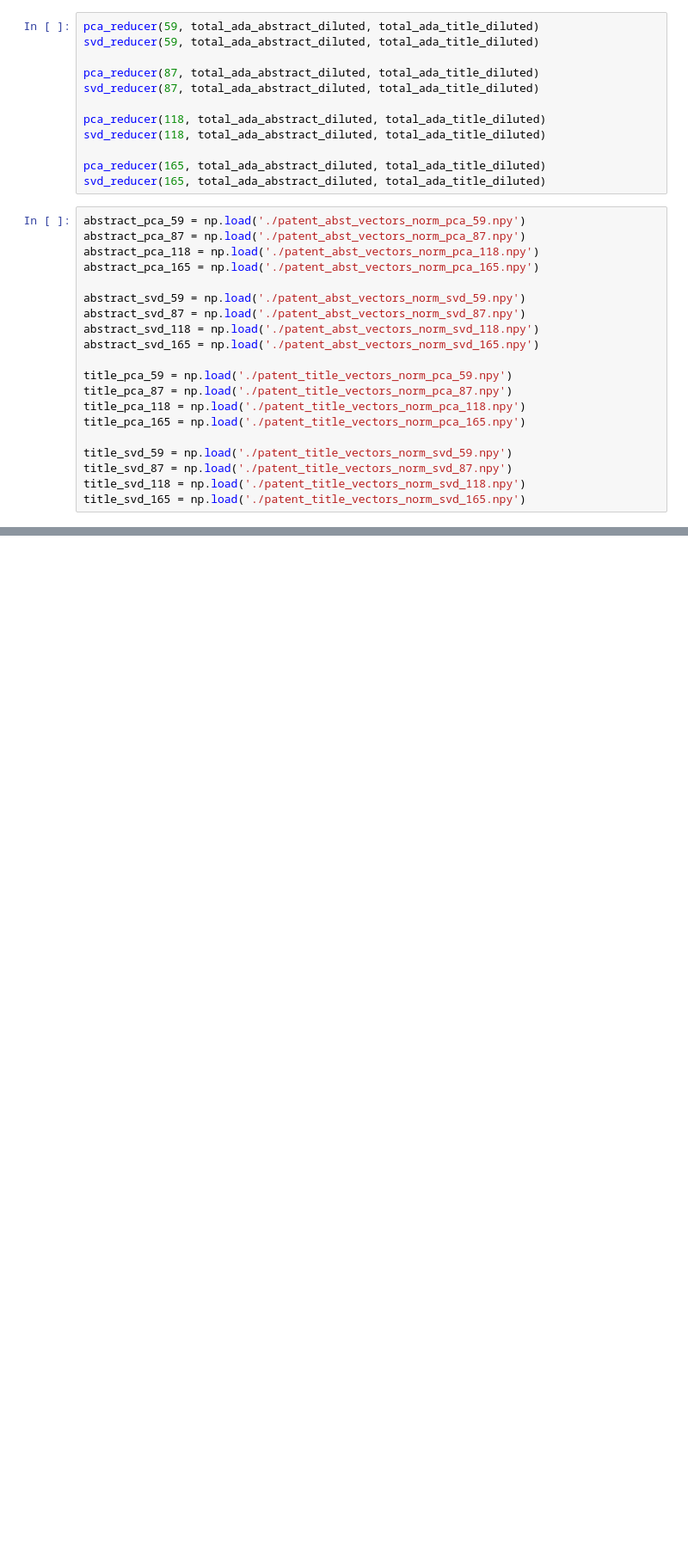
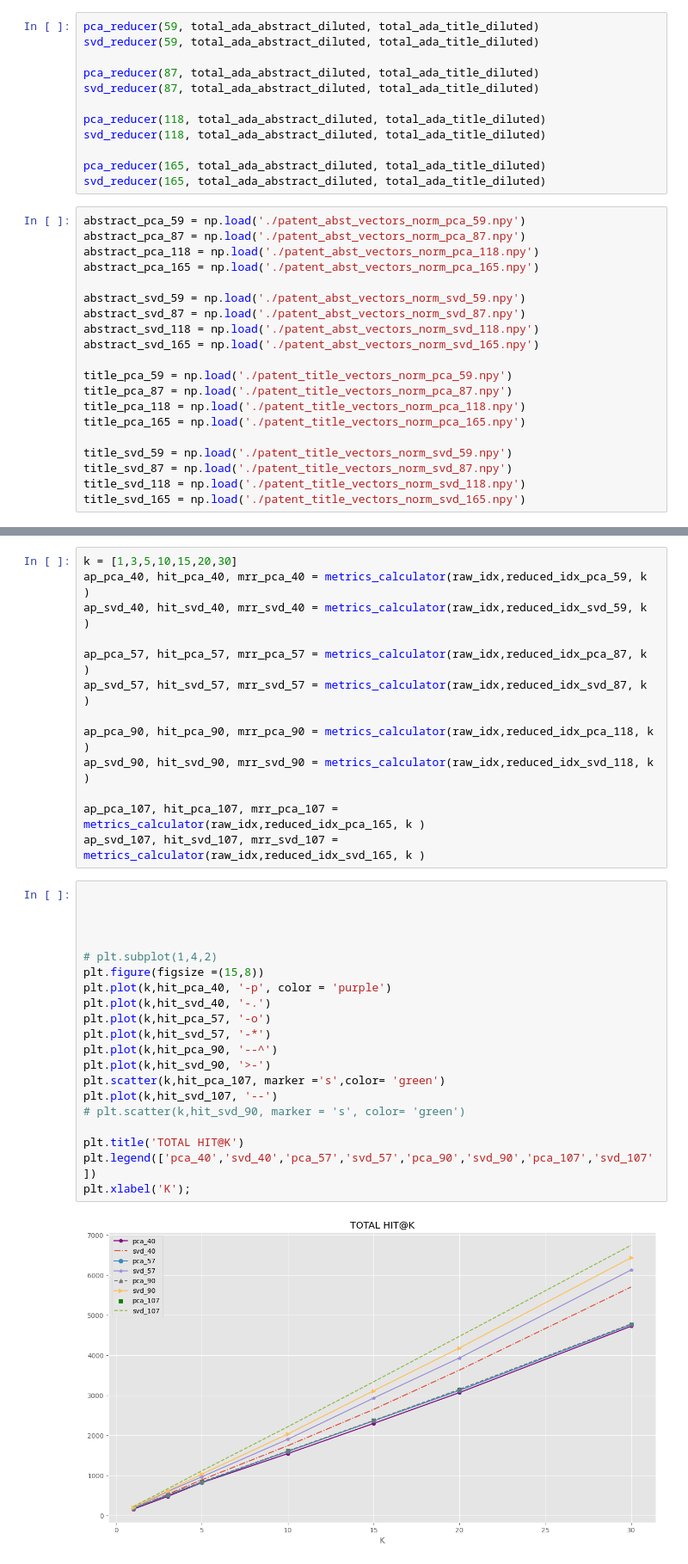
Before and after one commit to malinphy/e_repo, a Jupyter notebook: patent_data_EDA.ipynb, the cells around one changed output, grey strips where cells are left out. Shown at 86% size. Saved outputs shown, nothing was run; the diff lists cells and outputs as text; blank space fills up the shorter version.

```diff
--- a/patent_data_EDA.ipynb
+++ b/patent_data_EDA.ipynb
@@ -346,0 +395,35 @@ title_svd_165 = np.load('./patent_title_vectors_norm_svd_165.npy')
+# %%
+k = [1,3,5,10,15,20,30]
+ap_pca_40, hit_pca_40, mrr_pca_40 = metrics_calculator(raw_idx,reduced_idx_pca_59, k )
+ap_svd_40, hit_svd_40, mrr_svd_40 = metrics_calculator(raw_idx,reduced_idx_svd_59, k )
+
+ap_pca_57, hit_pca_57, mrr_pca_57 = metrics_calculator(raw_idx,reduced_idx_pca_87, k )
+ap_svd_57, hit_svd_57, mrr_svd_57 = metrics_calculator(raw_idx,reduced_idx_svd_87, k )
+
+ap_pca_90, hit_pca_90, mrr_pca_90 = metrics_calculator(raw_idx,reduced_idx_pca_118, k )
+ap_svd_90, hit_svd_90, mrr_svd_90 = metrics_calculator(raw_idx,reduced_idx_svd_118, k )
+
+ap_pca_107, hit_pca_107, mrr_pca_107 = metrics_calculator(raw_idx,reduced_idx_pca_165, k )
+ap_svd_107, hit_svd_107, mrr_svd_107 = metrics_calculator(raw_idx,reduced_idx_svd_165, k )
+# %%
+
+
+
+
+# plt.subplot(1,4,2)
+plt.figure(figsize =(15,8))
+plt.plot(k,hit_pca_40, '-p', color = 'purple')
+plt.plot(k,hit_svd_40, '-.')
+plt.plot(k,hit_pca_57, '-o')
+plt.plot(k,hit_svd_57, '-*')
+plt.plot(k,hit_pca_90, '--^')
+plt.plot(k,hit_svd_90, '>-')
+plt.scatter(k,hit_pca_107, marker ='s',color= 'green')
+plt.plot(k,hit_svd_107, '--')
+# plt.scatter(k,hit_svd_90, marker = 's', color= 'green')
+
+plt.title('TOTAL HIT@K')
+plt.legend(['pca_40','svd_40','pca_57','svd_57','pca_90','svd_90','pca_107','svd_107'])
+plt.xlabel('K');
+# %% [output]
+[figure, added]
```
Also changed, not shown: parts of 6 cells of this notebook.
